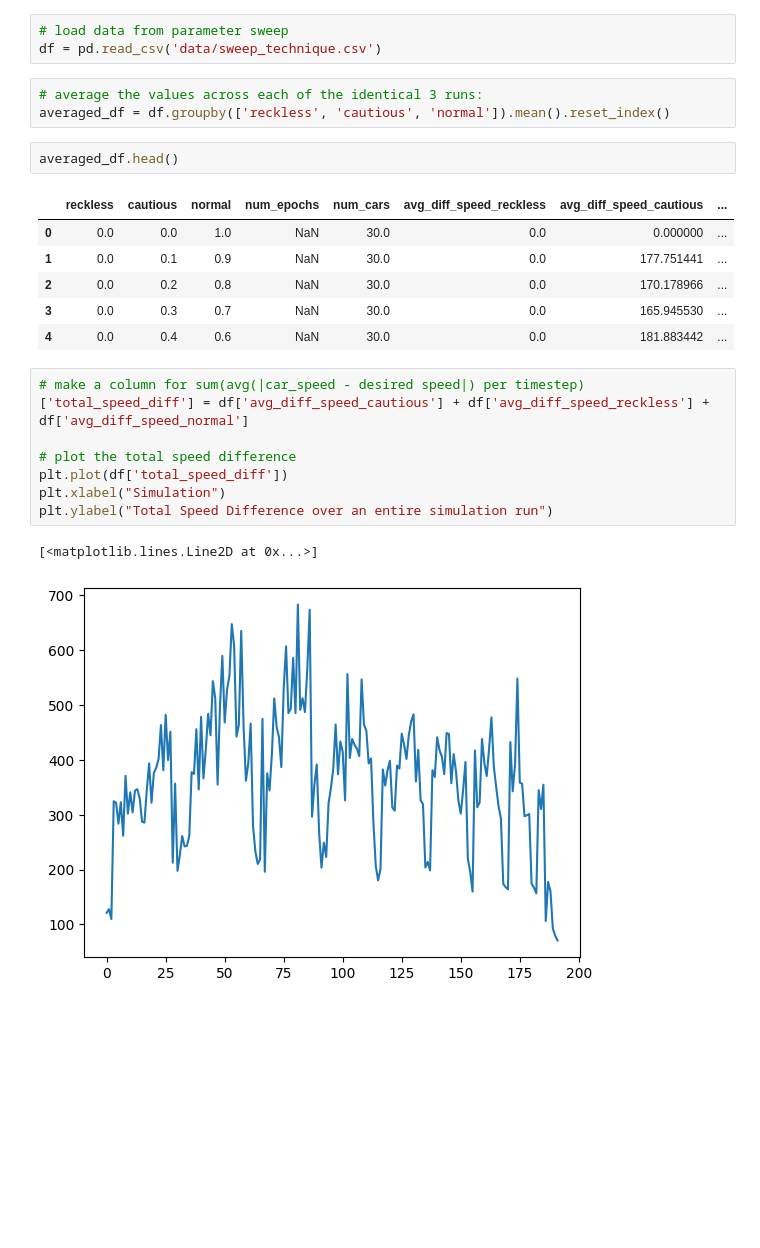
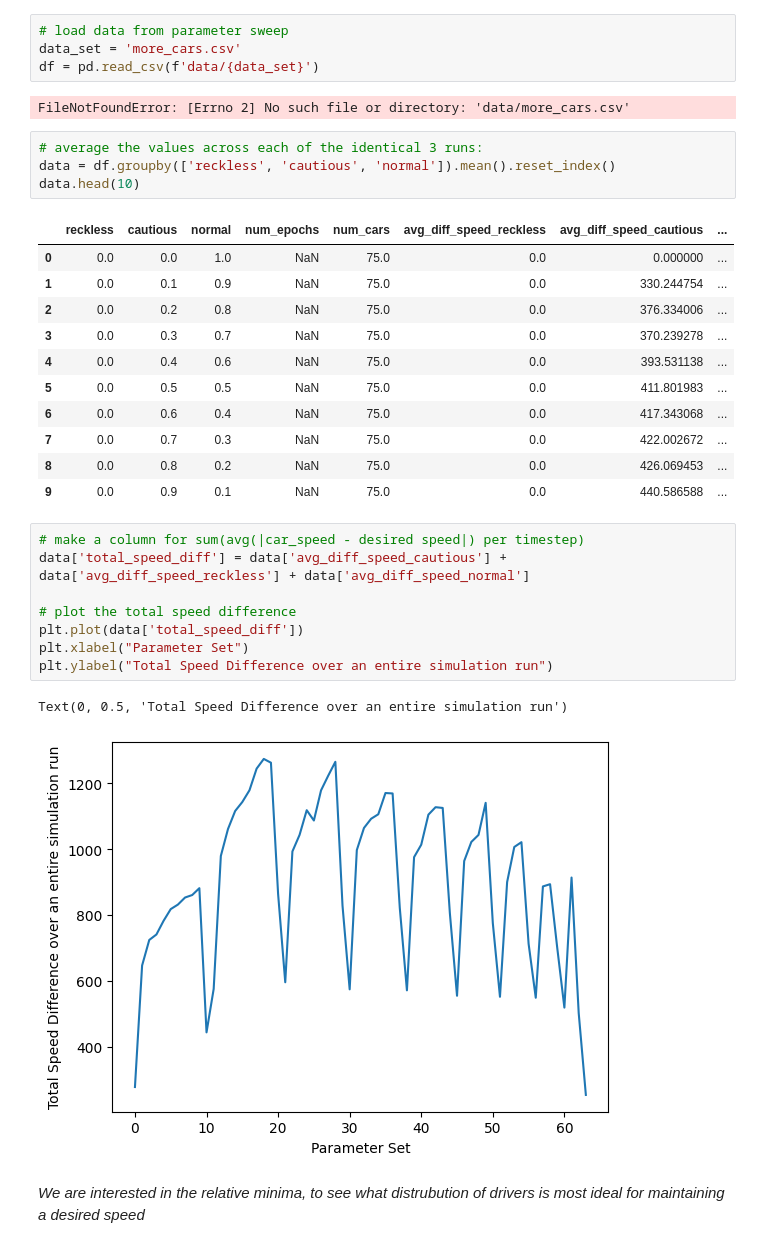
Before and after one commit to madrutis/traffic-sim, a Jupyter notebook: visualize_data.ipynb, the cells around one changed output. Drawn from its saved outputs; the diff is of its cells as text; blank space fills up the shorter version.

Commit message:
Ran a couple more simulations

```diff
--- a/visualize_data.ipynb
+++ b/visualize_data.ipynb
@@ -5,26 +6,35 @@ import matplotlib.pyplot as plt
 # %%
 # load data from parameter sweep
-df = pd.read_csv('data/sweep_technique.csv')
+data_set = 'more_cars.csv'
+df = pd.read_csv(f'data/{data_set}')
+# %% [output]
+FileNotFoundError: [Errno 2] No such file or directory: 'data/more_cars.csv'
 # %%
 # average the values across each of the identical 3 runs:
-averaged_df = df.groupby(['reckless', 'cautious', 'normal']).mean().reset_index()
+data = df.groupby(['reckless', 'cautious', 'normal']).mean().reset_index()
+data.head(10)
+# %% [output]
+|  | reckless | cautious | normal | num_epochs | num_cars | avg_diff_speed_reckless | avg_diff_speed_cautious | ... |
+| 0 | 0.0 | 0.0 | 1.0 | NaN | 75.0 | 0.0 | 0.000000 | ... |
+| 1 | 0.0 | 0.1 | 0.9 | NaN | 75.0 | 0.0 | 330.244754 | ... |
+| 2 | 0.0 | 0.2 | 0.8 | NaN | 75.0 | 0.0 | 376.334006 | ... |
+| 3 | 0.0 | 0.3 | 0.7 | NaN | 75.0 | 0.0 | 370.239278 | ... |
+| 4 | 0.0 | 0.4 | 0.6 | NaN | 75.0 | 0.0 | 393.531138 | ... |
+| 5 | 0.0 | 0.5 | 0.5 | NaN | 75.0 | 0.0 | 411.801983 | ... |
+| 6 | 0.0 | 0.6 | 0.4 | NaN | 75.0 | 0.0 | 417.343068 | ... |
+| 7 | 0.0 | 0.7 | 0.3 | NaN | 75.0 | 0.0 | 422.002672 | ... |
+| 8 | 0.0 | 0.8 | 0.2 | NaN | 75.0 | 0.0 | 426.069453 | ... |
+| 9 | 0.0 | 0.9 | 0.1 | NaN | 75.0 | 0.0 | 440.586588 | ... |
-# %%
-averaged_df.head()
-# %% [output]
-|  | reckless | cautious | normal | num_epochs | num_cars | avg_diff_speed_reckless | avg_diff_speed_cautious | ... |
-| 0 | 0.0 | 0.0 | 1.0 | NaN | 30.0 | 0.0 | 0.000000 | ... |
-| 1 | 0.0 | 0.1 | 0.9 | NaN | 30.0 | 0.0 | 177.751441 | ... |
-| 2 | 0.0 | 0.2 | 0.8 | NaN | 30.0 | 0.0 | 170.178966 | ... |
-| 3 | 0.0 | 0.3 | 0.7 | NaN | 30.0 | 0.0 | 165.945530 | ... |
-| 4 | 0.0 | 0.4 | 0.6 | NaN | 30.0 | 0.0 | 181.883442 | ... |
 # %%
 # make a column for sum(avg(|car_speed - desired speed|) per timestep)
-['total_speed_diff'] = df['avg_diff_speed_cautious'] + df['avg_diff_speed_reckless'] + df['avg_diff_speed_normal']
+data['total_speed_diff'] = data['avg_diff_speed_cautious'] + data['avg_diff_speed_reckless'] + data['avg_diff_speed_normal']
 
 # plot the total speed difference
-plt.plot(df['total_speed_diff'])
-plt.xlabel("Simulation")
+plt.plot(data['total_speed_diff'])
+plt.xlabel("Parameter Set")
 plt.ylabel("Total Speed Difference over an entire simulation run")
 # %% [output]
-[<matplotlib.lines.Line2D at 0x...>]
+Text(0, 0.5, 'Total Speed Difference over an entire simulation run')
-[figure, old version]
+[figure, new version]
+# %% [markdown]
+*We are interested in the relative minima, to see what distrubution of drivers is most ideal for maintaining a desired speed*
```
Also changed, not shown: parts of 4 cells of this notebook, 4 other files.
